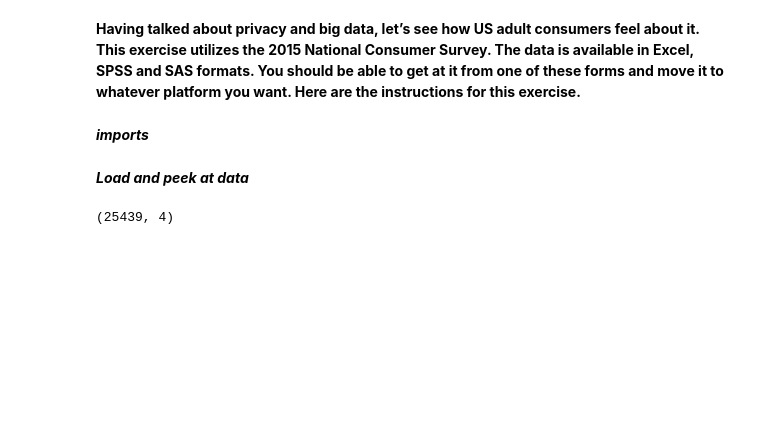
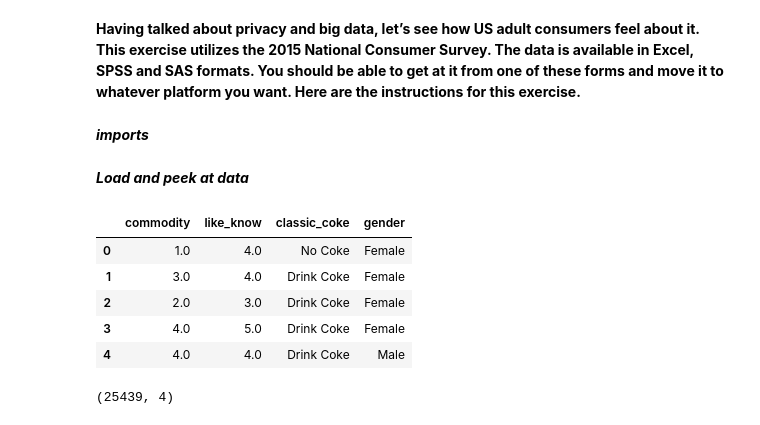
Before and after one commit to danschumac1/DDDM-EX2, a Jupyter notebook: Ex 2.ipynb, the cells around one changed output. Saved outputs shown, nothing was run; the diff lists cells and outputs as text; code cells hidden in the pictures; blank space fills up the shorter version.

```diff
--- a/Ex 2.ipynb
+++ b/Ex 2.ipynb
@@ -33,3 +41,12 @@ privacy_df = pd.read_excel('./data/privacy.xlsx')
+# %%
+privacy_df.head()
+# %% [output]
+|  | commodity | like_know | classic_coke | gender |
+| 0 | 1.0 | 4.0 | No Coke | Female |
+| 1 | 3.0 | 4.0 | Drink Coke | Female |
+| 2 | 2.0 | 3.0 | Drink Coke | Female |
+| 3 | 4.0 | 5.0 | Drink Coke | Female |
+| 4 | 4.0 | 4.0 | Drink Coke | Male |
 # %%
 privacy_df.shape
 # %% [output]
```
Also changed, not shown: parts of 37 cells of this notebook.
